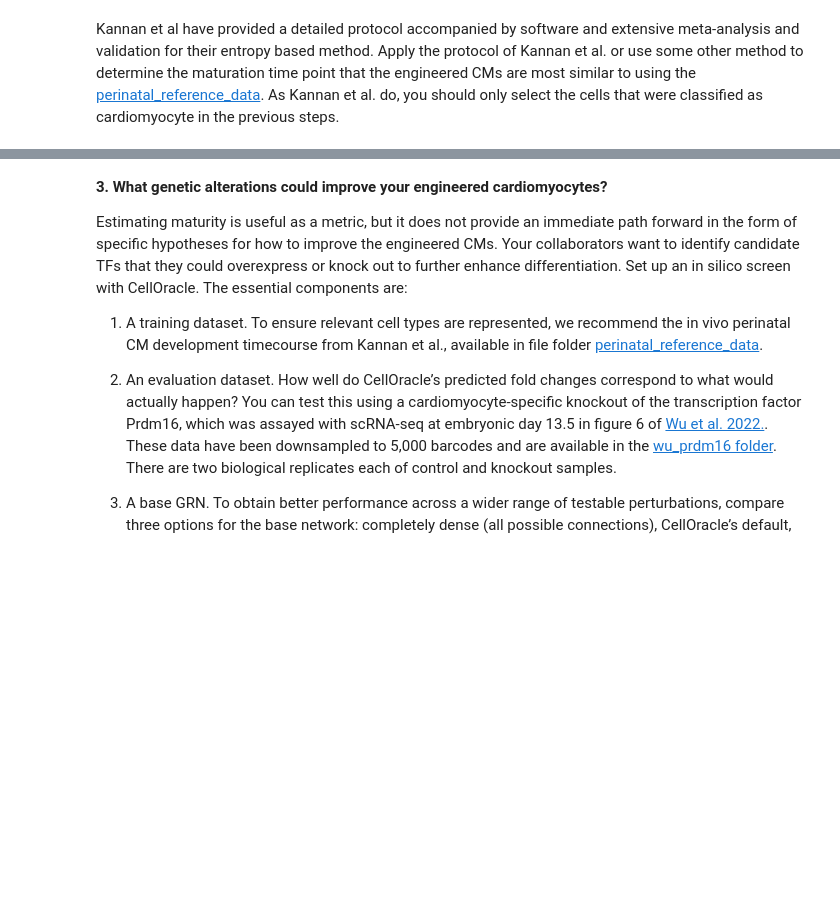
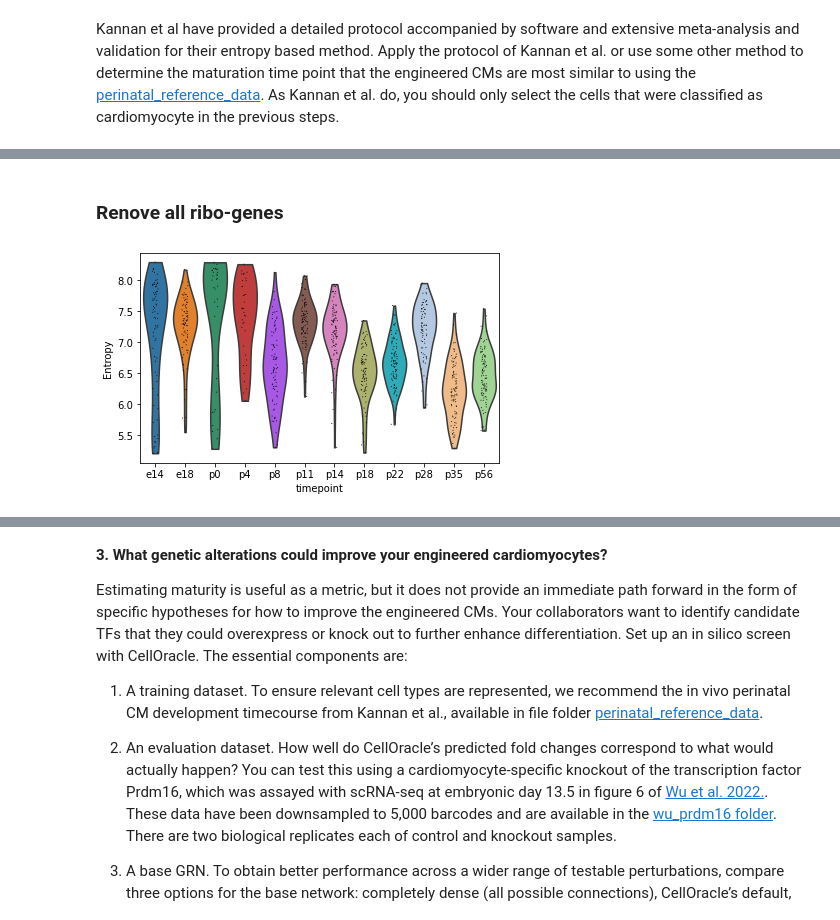
Before and after one commit to shoulton/CSCB-Final-Project, a Jupyter notebook: Final_project.ipynb, the cells around one changed output, grey strips where cells are left out. Saved outputs shown, nothing was run; the diff lists cells and outputs as text; code cells hidden in the pictures; blank space fills up the shorter version.

```diff
--- a/Final_project.ipynb
+++ b/Final_project.ipynb
@@ -198,0 +223,2 @@ def mito_correct(mitomap, anndata, species = "mouse"):
+# %% [markdown]
+### Renove all ribo-genes
@@ -198,0 +229,5 @@ def mito_correct(mitomap, anndata, species = "mouse"):
+# %%
+perinatal_reference.raw = perinatal_reference
+sc.pp.normalize_total(perinatal_reference, target_sum=1e4)
+
+sc.pp.log1p(perinatal_reference)
@@ -198,0 +251,17 @@ def mito_correct(mitomap, anndata, species = "mouse"):
+# %%
+top_genes = perinatal_reference.var[perinatal_reference.var["highly_variable"] == True].sort_values(by = ['dispersions_norm'], ascending = False).iloc[0:10000].index
+keep = [True if gene in top_genes else False for gene in perinatal_reference.var_names]
+top_genes_reference = perinatal_reference[:,keep].copy()
+# %%
+Entropy = []
+for i in range(top_genes_reference.n_obs):
+    prob = top_genes_reference.X[i, :] / sum(top_genes_reference.X[i, :])
+    prob = prob[prob!= 0]
+    entropy = np.sum(np.multiply(-prob, np.log(prob)))
+    Entropy.append(entropy)
+# %%
+perinatal_reference.obs['Entropy'] = Entropy
+# %%
+sc.pl.violin(perinatal_reference, "Entropy", groupby="timepoint")
+# %% [output]
+[figure, added]
```
Also changed, not shown: parts of 14 cells of this notebook.
